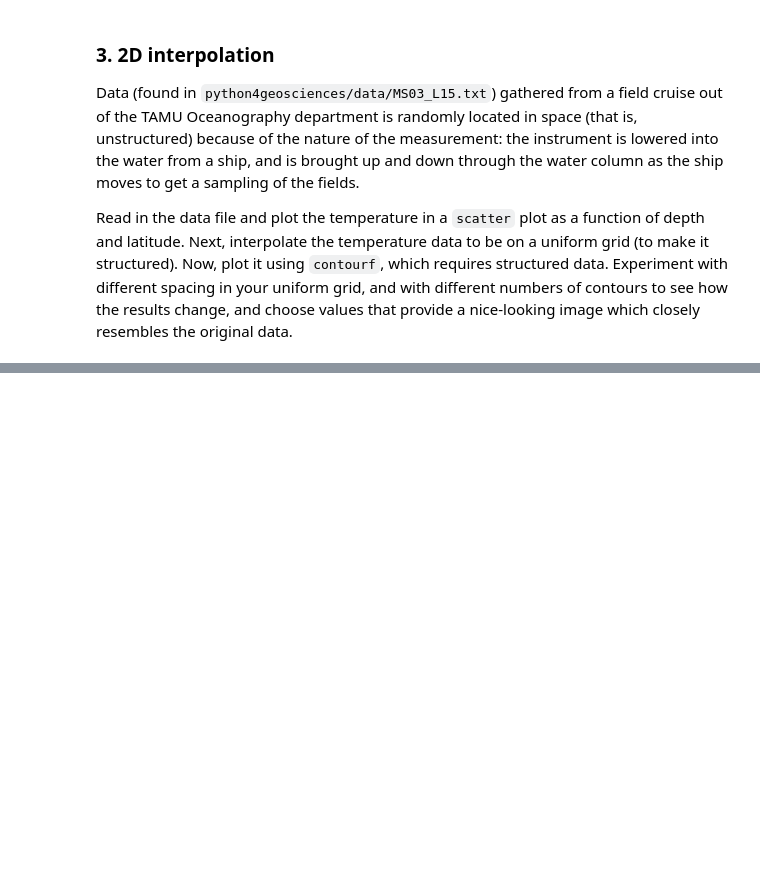
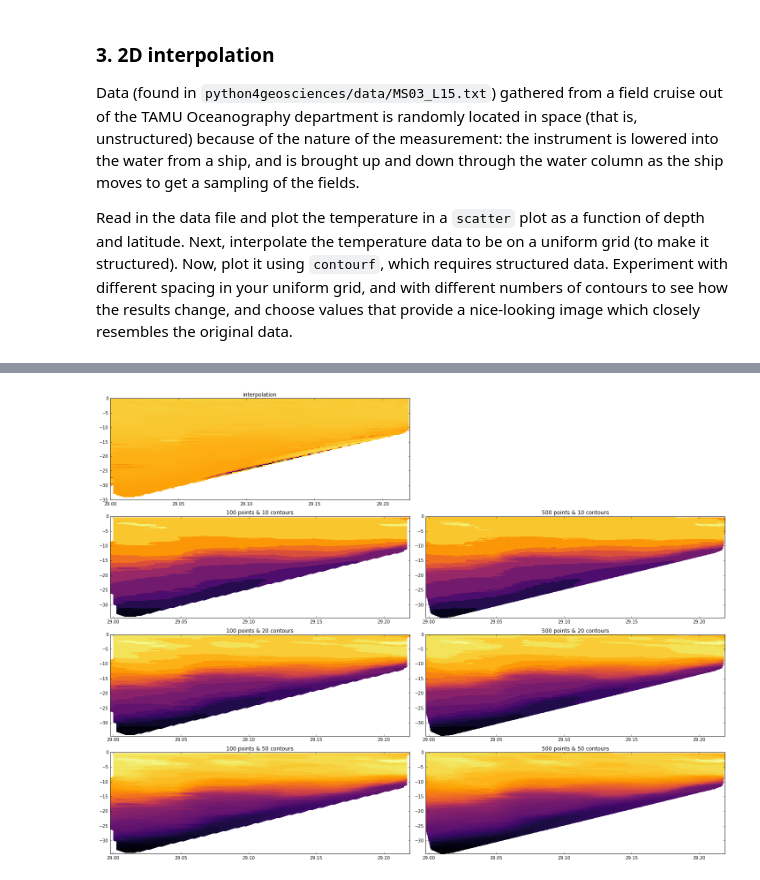
Before and after one commit to lafarris/python4geosciences-hw, a Jupyter notebook: hw05.ipynb, the cells around one changed output, grey strips where cells are left out. Cells and saved outputs as stored; diff of their text form; code cells hidden in the pictures; blank space fills up the shorter version.

```diff
--- a/hw05.ipynb
+++ b/hw05.ipynb
@@ -168,0 +182,9 @@ plt.plot(pts[:, 0], pts[:, 1], '.k')
+# %%
+# regions = []
+
+for i in range(len(vor.regions)):
+    region = vor.regions[i]
+    if -1 in region:
+        continue
+    else:
+        print(area(vor.regions))
@@ -213,0 +220,82 @@ IndexError: tuple index out of range
+# %%
+# interpolating the data and playing with contours and number of points
+
+points=[]
+for i,l in enumerate(lat):
+    points.append([lat[i],dep[i]])
+
+tri = spatial.Delaunay(points)
+
+# points2 = np.vstack((lat, dep)).T
+
+fig = plt.figure(figsize=(20, 15))
+
+# following interpolation from class
+ygrid, xgrid = np.mgrid[min(dep):max(dep):100j, min(lat):max(lat):100j]
+xi = np.vstack((xgrid.flat, ygrid.flat)).T
+zgrid = interpolate.griddata(points, temp, xi, method='cubic')
+zgrid.shape = xgrid.shape
+zgrid = np.ma.masked_where(np.isnan(zgrid), zgrid)
+
+ax1 = fig.add_subplot(421)
+ax1.pcolormesh(xgrid, ygrid, zgrid, cmap='inferno')
+# ax1.set_ylim(-4,38)
+ax1.set_xlim(29,29.22)
+ax1.set_title('interpolation')
+
+
+# definfing 100 pts
+ygrid, xgrid = np.mgrid[min(dep):max(dep):100j, min(lat):max(lat):100j]
+interp = interpolate.LinearNDInterpolator(tri, temp)
+zgrid = interp(xgrid, ygrid)
+
+# 10 contours and 100 points
+ax2 = fig.add_subplot(423)
+ax2.contourf(xgrid,ygrid,zgrid,10,cmap = 'inferno')
+# ax2.set_ylim(,)
+# ax2.set_xlim(,)
+ax2.set_title('100 points & 10 contours')
+
+# 20 contours and 100 points
+ax3 = fig.add_subplot(425)
+ax3.contourf(xgrid,ygrid,zgrid,20,cmap = 'inferno')
+# ax3.set_ylim(,)
+# ax3.set_xlim(,)
+ax3.set_title('100 points & 20 contours')
+
+# 50 contours and 100 points
+ax4 = fig.add_subplot(427)
+ax4.contourf(xgrid,ygrid,zgrid,50,cmap = 'inferno')
+# ax4.set_ylim(,)
+# ax4.set_xlim(,)
+ax4.set_title('100 points & 50 contours')
+
+# definfing 500 pts
+ygrid, xgrid = np.mgrid[min(dep):max(dep):500j, min(lat):max(lat):500j]
+interp = interpolate.LinearNDInterpolator(tri, temp)
+zgrid = interp(xgrid, ygrid)
+
+# 10 contours and 500 points
+ax2 = fig.add_subplot(424)
+ax2.contourf(xgrid,ygrid,zgrid,10,cmap = 'inferno')
+# ax2.set_ylim(,)
+# ax2.set_xlim(,)
+ax2.set_title('500 points & 10 contours')
+
+# 20 contours and 500 points
+ax3 = fig.add_subplot(426)
+ax3.contourf(xgrid,ygrid,zgrid,20,cmap = 'inferno')
+# ax3.set_ylim(,)
+# ax3.set_xlim(,)
+ax3.set_title('500 points & 20 contours')
+
+# 50 contours and 500 points
+ax4 = fig.add_subplot(428)
+ax4.contourf(xgrid,ygrid,zgrid,50,cmap = 'inferno')
+# ax4.set_ylim(,)
+# ax4.set_xlim(,)
+ax4.set_title('500 points & 50 contours')
+
+fig.tight_layout()
+# %% [output]
+[figure, added]
```
Also changed, not shown: parts of 17 cells of this notebook.
